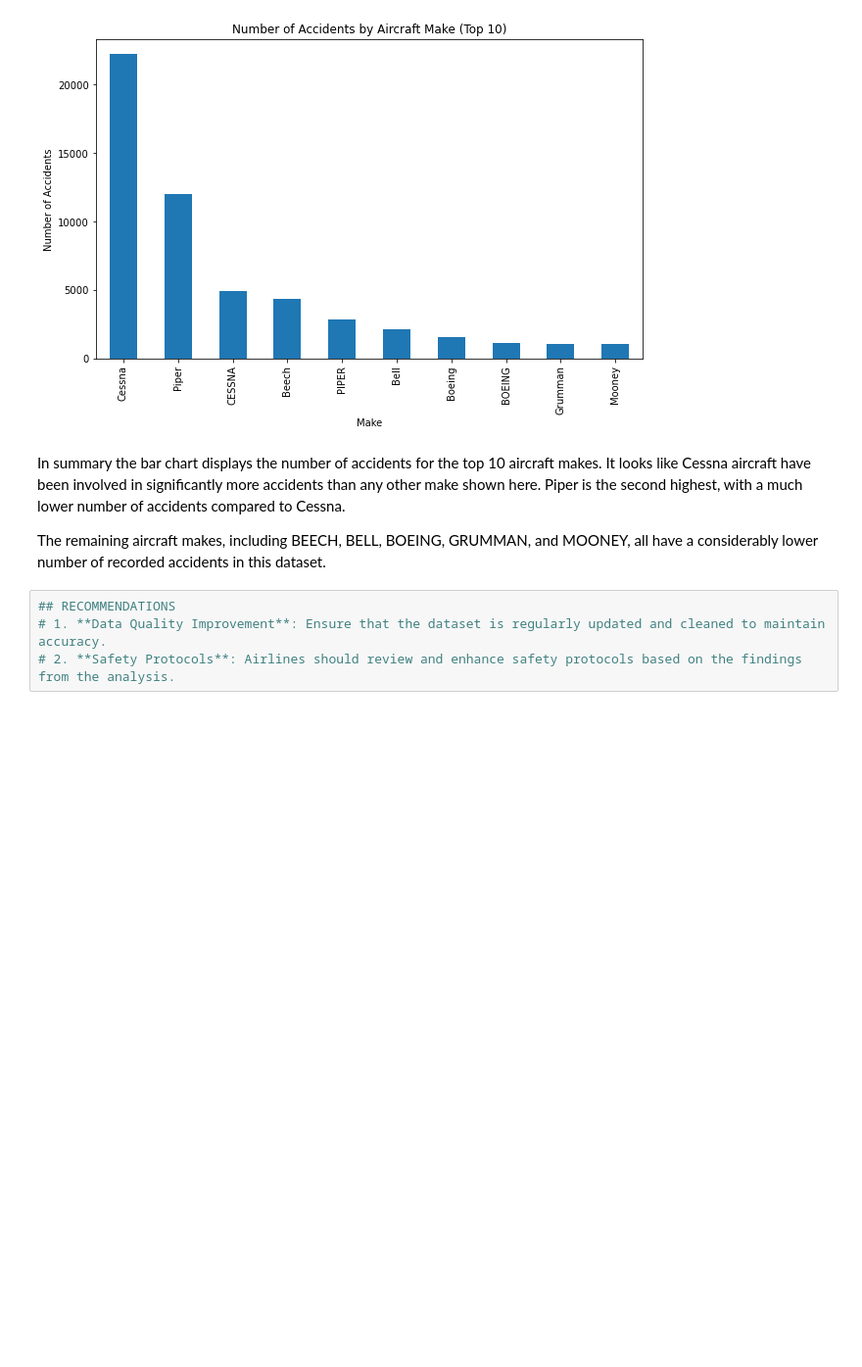
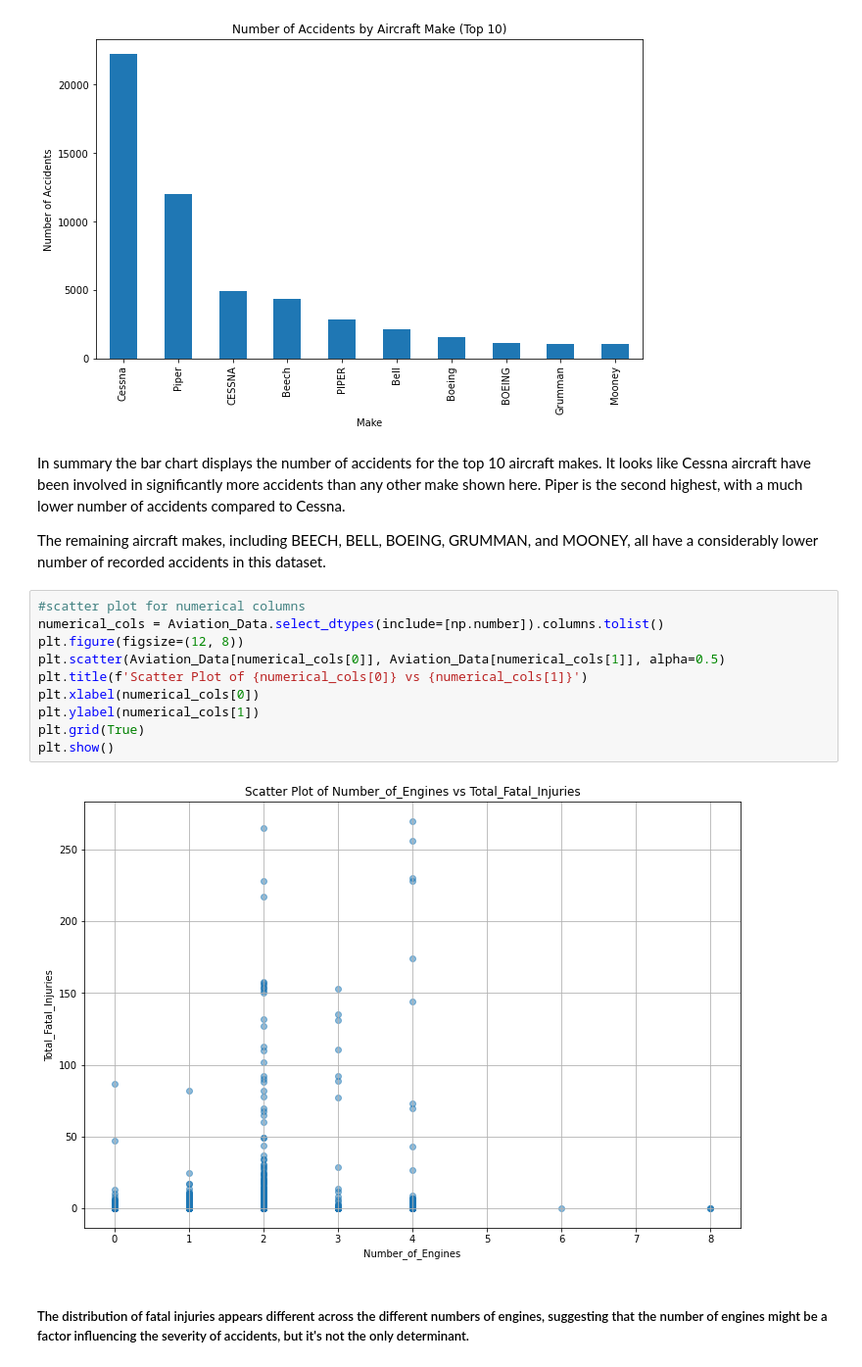
Before and after one commit to Nightingale-Tech/dsc-phase-1-project-v3, a Jupyter notebook: student.ipynb, the cells around one changed output. Shown at 98% size. Drawn from its saved outputs; the diff is of its cells as text; blank space fills up the shorter version.

```diff
--- a/student.ipynb
+++ b/student.ipynb
@@ -256,7 +264,17 @@ plt.show()
 In summary the bar chart displays the number of accidents for the top 10 aircraft makes. It looks like Cessna aircraft have been involved in significantly more accidents than any other make shown here. Piper is the second highest, with a much lower number of accidents compared to Cessna.
 
 The remaining aircraft makes, including BEECH, BELL, BOEING, GRUMMAN, and MOONEY, all have a considerably lower number of recorded accidents in this dataset.
-# %%
-## RECOMMENDATIONS
-# 1. **Data Quality Improvement**: Ensure that the dataset is regularly updated and cleaned to maintain accuracy.
-# 2. **Safety Protocols**: Airlines should review and enhance safety protocols based on the findings from the analysis.
+# %%
+#scatter plot for numerical columns
+numerical_cols = Aviation_Data.select_dtypes(include=[np.number]).columns.tolist()
+plt.figure(figsize=(12, 8))
+plt.scatter(Aviation_Data[numerical_cols[0]], Aviation_Data[numerical_cols[1]], alpha=0.5)
+plt.title(f'Scatter Plot of {numerical_cols[0]} vs {numerical_cols[1]}')
+plt.xlabel(numerical_cols[0])
+plt.ylabel(numerical_cols[1])
+plt.grid(True)
+plt.show()
+# %% [output]
+[figure, added]
+# %% [markdown]
+##### The distribution of fatal injuries appears different across the different numbers of engines, suggesting that the number of engines might be a factor influencing the severity of accidents, but it's not the only determinant.
```
Also changed, not shown: parts of 5 cells of this notebook, 1 other file.
